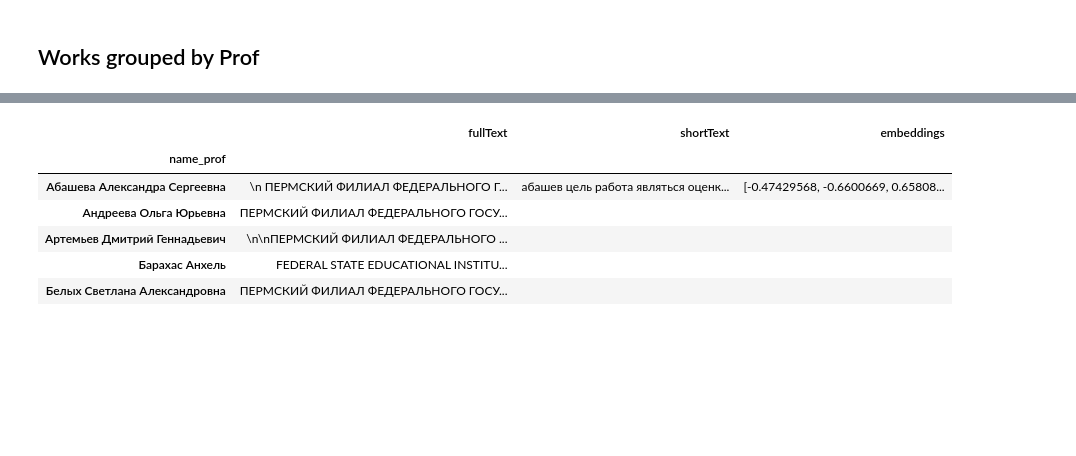
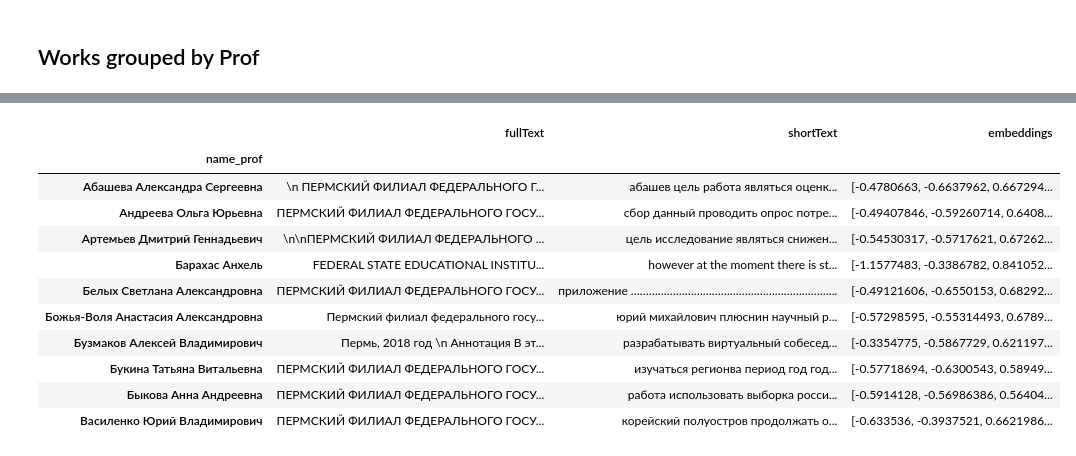
Before and after one commit to Samoed/CourseWork2, a Jupyter notebook: Summorizer.ipynb, the cells around one changed output, grey strips where cells are left out. Drawn from its saved outputs; the diff is of its cells as text; code cells hidden in the pictures; blank space fills up the shorter version.

Commit message:
Text per prof

```diff
--- a/Summorizer.ipynb
+++ b/Summorizer.ipynb
@@ -105,10 +109,14 @@ vkrText.head()
 | 3 | 3 | 3 | https://www.hse.ru/edu/vkr/153009689 | Брендинг инновационного продукта | Воронков Кирилл Евгеньевич | Аленина Карина Анатольевна | Факультет менеджмента (Пермь) | Менеджмент (Бакалавриат) | -1 | ... |
 | 4 | 4 | 4 | https://www.hse.ru/edu/vkr/153009541 | Стратегия инновационного развития... | Бадягина Мария Германовна | Аленина Карина Анатольевна | Факультет менеджмента (Пермь) | Менеджмент (Бакалавриат) | -1 | ... |
 # %%
-custom_config = AutoConfig.from_pretrained('DeepPavlov/rubert-base-cased')
+device = torch.device('cuda') if torch.cuda.is_available() else torch.device('cpu')
+
+custom_config = BertConfig.from_pretrained('DeepPavlov/rubert-base-cased')
 custom_config.output_hidden_states=True
-custom_tokenizer = AutoTokenizer.from_pretrained('DeepPavlov/rubert-base-cased')
-custom_model = AutoModel.from_pretrained('DeepPavlov/rubert-base-cased', config=custom_config)
+custom_tokenizer = BertTokenizer.from_pretrained('DeepPavlov/rubert-base-cased')
+custom_model = BertModel.from_pretrained('DeepPavlov/rubert-base-cased', config=custom_config)
+custom_model.eval()
+custom_model.to('cuda')
 # %%
 def lowerCase(Corpus):
     corpus = "".join([i.lower().replace('\n',' ') for i in Corpus])
@@ -265,13 +248,14 @@ df.head()
 # %%
 %%time
 modelSum = Summarizer(custom_model=custom_model, custom_tokenizer=custom_tokenizer)
-df['shortText']=''
-df['embeddings']=''
+i = 0
 for row in tqdm(df.index):
-    #print(row, vkrText.loc[row, 'fullText'])
-    text = clearTextAfterGarbage(df.loc[row, 'fullText'])
+#for row in df.index:
+    #print(row)
+    text = clearTextAfterGarbage(df.loc[row, 'fullText'])[:1000000]
     result = modelSum(text, min_length=20, max_length=100)
-    embeddings = modelSum.run_embeddings(text[:1000000], aggregate='mean')
     summary = "".join(result)
     df.loc[row, 'shortText'] = summary
+    embeddings = modelSum.run_embeddings(text, aggregate='mean')
     df.loc[row, 'embeddings'] = embeddings
+    i+=1
@@ -278,11 +265,16 @@ for row in tqdm(df.index):
 # %%
-df.head()
+df.head(10)
 # %% [output]
 |  | fullText | shortText | embeddings |
 | name_prof |  |  |  |
-| Абашева Александра Сергеевна | \n ПЕРМСКИЙ ФИЛИАЛ ФЕДЕРАЛЬНОГО Г... | абашев цель работа являться оценк... | [-0.47429568, -0.6600669, 0.65808... |
-| Андреева Ольга Юрьевна | ПЕРМСКИЙ ФИЛИАЛ ФЕДЕРАЛЬНОГО ГОСУ... |  |  |
-| Артемьев Дмитрий Геннадьевич | \n\nПЕРМСКИЙ ФИЛИАЛ ФЕДЕРАЛЬНОГО ... |  |  |
-| Барахас Анхель | FEDERAL STATE EDUCATIONAL INSTITU... |  |  |
-| Белых Светлана Александровна | ПЕРМСКИЙ ФИЛИАЛ ФЕДЕРАЛЬНОГО ГОСУ... |  |  |
+| Абашева Александра Сергеевна | \n ПЕРМСКИЙ ФИЛИАЛ ФЕДЕРАЛЬНОГО Г... | абашев цель работа являться оценк... | [-0.4780663, -0.6637962, 0.667294... |
+| Андреева Ольга Юрьевна | ПЕРМСКИЙ ФИЛИАЛ ФЕДЕРАЛЬНОГО ГОСУ... | сбор данный проводить опрос потре... | [-0.49407846, -0.59260714, 0.6408... |
+| Артемьев Дмитрий Геннадьевич | \n\nПЕРМСКИЙ ФИЛИАЛ ФЕДЕРАЛЬНОГО ... | цель исследование являться снижен... | [-0.54530317, -0.5717621, 0.67262... |
+| Барахас Анхель | FEDERAL STATE EDUCATIONAL INSTITU... | however at the moment there is st... | [-1.1577483, -0.3386782, 0.841052... |
+| Белых Светлана Александровна | ПЕРМСКИЙ ФИЛИАЛ ФЕДЕРАЛЬНОГО ГОСУ... | приложение …………………………………………………………... | [-0.49121606, -0.6550153, 0.68292... |
+| Божья-Воля Анастасия Александровна | Пермский филиал федерального госу... | юрий михайлович плюснин научный р... | [-0.57298595, -0.55314493, 0.6789... |
+| Бузмаков Алексей Владимирович | Пермь, 2018 год \n Аннотация В эт... | разрабатывать виртуальный собесед... | [-0.3354775, -0.5867729, 0.621197... |
+| Букина Татьяна Витальевна | ПЕРМСКИЙ ФИЛИАЛ ФЕДЕРАЛЬНОГО ГОСУ... | изучаться регионва период год год... | [-0.57718694, -0.6300543, 0.58949... |
+| Быкова Анна Андреевна | ПЕРМСКИЙ ФИЛИАЛ ФЕДЕРАЛЬНОГО ГОСУ... | работа использовать выборка росси... | [-0.5914128, -0.56986386, 0.56404... |
+| Василенко Юрий Владимирович | ПЕРМСКИЙ ФИЛИАЛ ФЕДЕРАЛЬНОГО ГОСУ... | корейский полуостров продолжать о... | [-0.633536, -0.3937521, 0.6621986... |
 # %%
```
Also changed, not shown: parts of 14 cells of this notebook.
